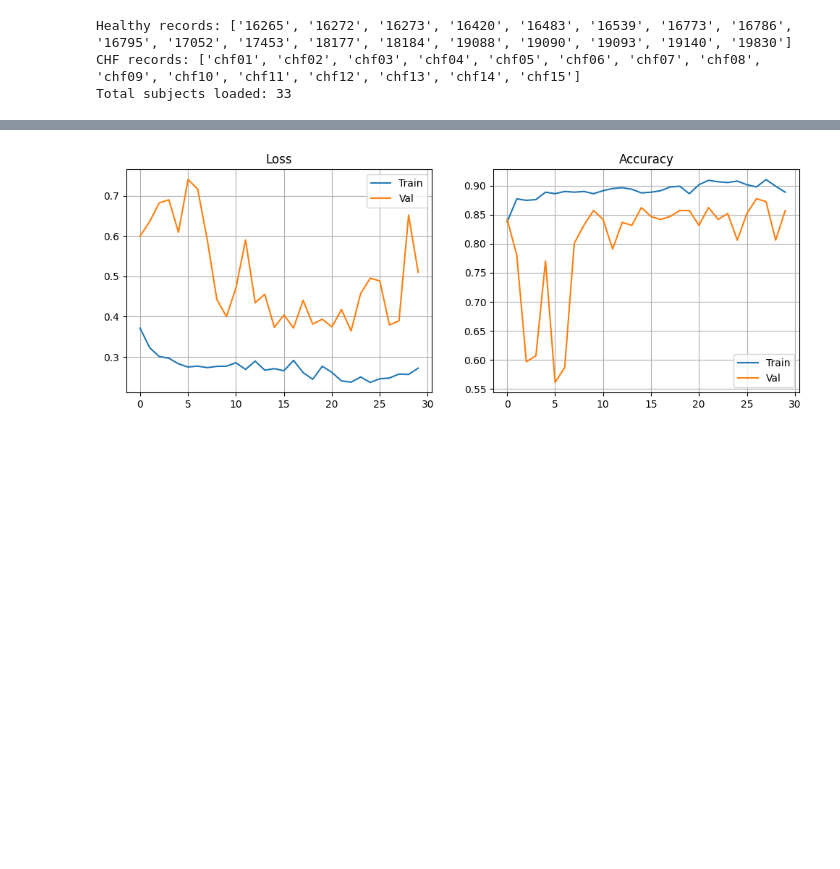
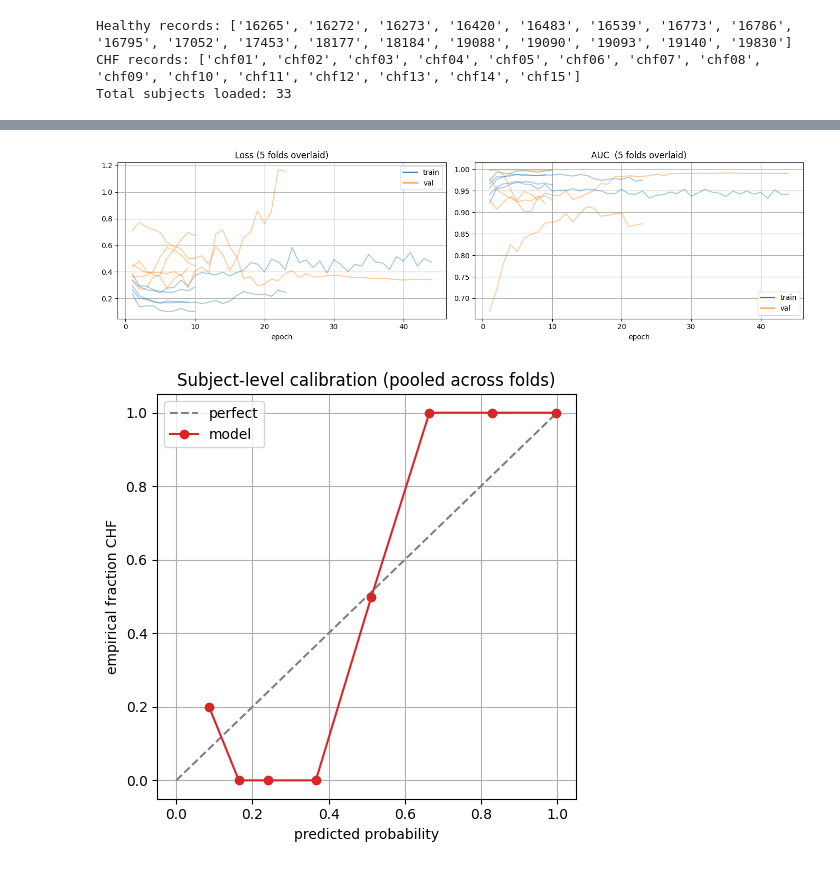
Before and after one commit to tiwarisurbhi14/MajorProject, a Jupyter notebook: notebooks/newMain.ipynb, the cells around one changed output, grey strips where cells are left out. Saved outputs shown, nothing was run; the diff lists cells and outputs as text; code cells hidden in the pictures; blank space fills up the shorter version.

```diff
--- a/notebooks/newMain.ipynb
+++ b/notebooks/newMain.ipynb
@@ -633,26 +1229,45 @@ Confusion Matrix:
 # %%
-# ===============================
-# Step 28: Training curves
-# ===============================
+# ===============================================================
+# Diagnostic plots: per-fold training curves + calibration
+# ===============================================================
 
 import matplotlib.pyplot as plt
+from sklearn.calibration import calibration_curve
 
-plt.figure(figsize=(12, 4))
+# ---- Per-fold training curves ----
+fig, axes = plt.subplots(1, 2, figsize=(14, 4))
+for r in fold_results:
+    epochs = range(1, r["epochs"] + 1)
+    axes[0].plot(epochs, r["history"]["loss"],     color="tab:blue",   alpha=0.4)
+    axes[0].plot(epochs, r["history"]["val_loss"], color="tab:orange", alpha=0.4)
+    if "auc" in r["history"]:
+        axes[1].plot(epochs, r["history"]["auc"],     color="tab:blue",   alpha=0.4)
+        axes[1].plot(epochs, r["history"]["val_auc"], color="tab:orange", alpha=0.4)
 
-plt.subplot(1, 2, 1)
-plt.plot(history.history["loss"], label="Train")
-plt.plot(history.history["val_loss"], label="Val")
-plt.title("Loss")
-plt.legend()
-plt.grid(True)
+# Legend handles (one entry each)
+axes[0].plot([], [], color="tab:blue",   label="train")
+axes[0].plot([], [], color="tab:orange", label="val")
+axes[1].plot([], [], color="tab:blue",   label="train")
+axes[1].plot([], [], color="tab:orange", label="val")
 
-plt.subplot(1, 2, 2)
-plt.plot(history.history["accuracy"], label="Train")
-plt.plot(history.history["val_accuracy"], label="Val")
-plt.title("Accuracy")
-plt.legend()
-plt.grid(True)
+axes[0].set_title("Loss (5 folds overlaid)")
+axes[0].set_xlabel("epoch"); axes[0].grid(True); axes[0].legend()
+axes[1].set_title("AUC  (5 folds overlaid)")
+axes[1].set_xlabel("epoch"); axes[1].grid(True); axes[1].legend()
+plt.tight_layout(); plt.show()
 
-plt.show()
+# ---- Calibration / reliability diagram on pooled subject predictions ----
+n_bins = min(8, max(3, len(y_true_pool) // 4))   # avoid empty bins on small n
+prob_true, prob_pred = calibration_curve(
+    y_true_pool, y_score_pool, n_bins=n_bins, strategy="quantile"
+)
+plt.figure(figsize=(5, 5))
+plt.plot([0, 1], [0, 1], "--", color="gray", label="perfect")
+plt.plot(prob_pred, prob_true, "o-", color="tab:red", label="model")
+plt.xlabel("predicted probability")
+plt.ylabel("empirical fraction CHF")
+plt.title("Subject-level calibration (pooled across folds)")
+plt.legend(); plt.grid(True); plt.tight_layout(); plt.show()
 # %% [output]
-[figure, old version]
+[figure, new version]
+[figure, added]
```
Also changed, not shown: parts of 24 cells of this notebook, 1 other file.
